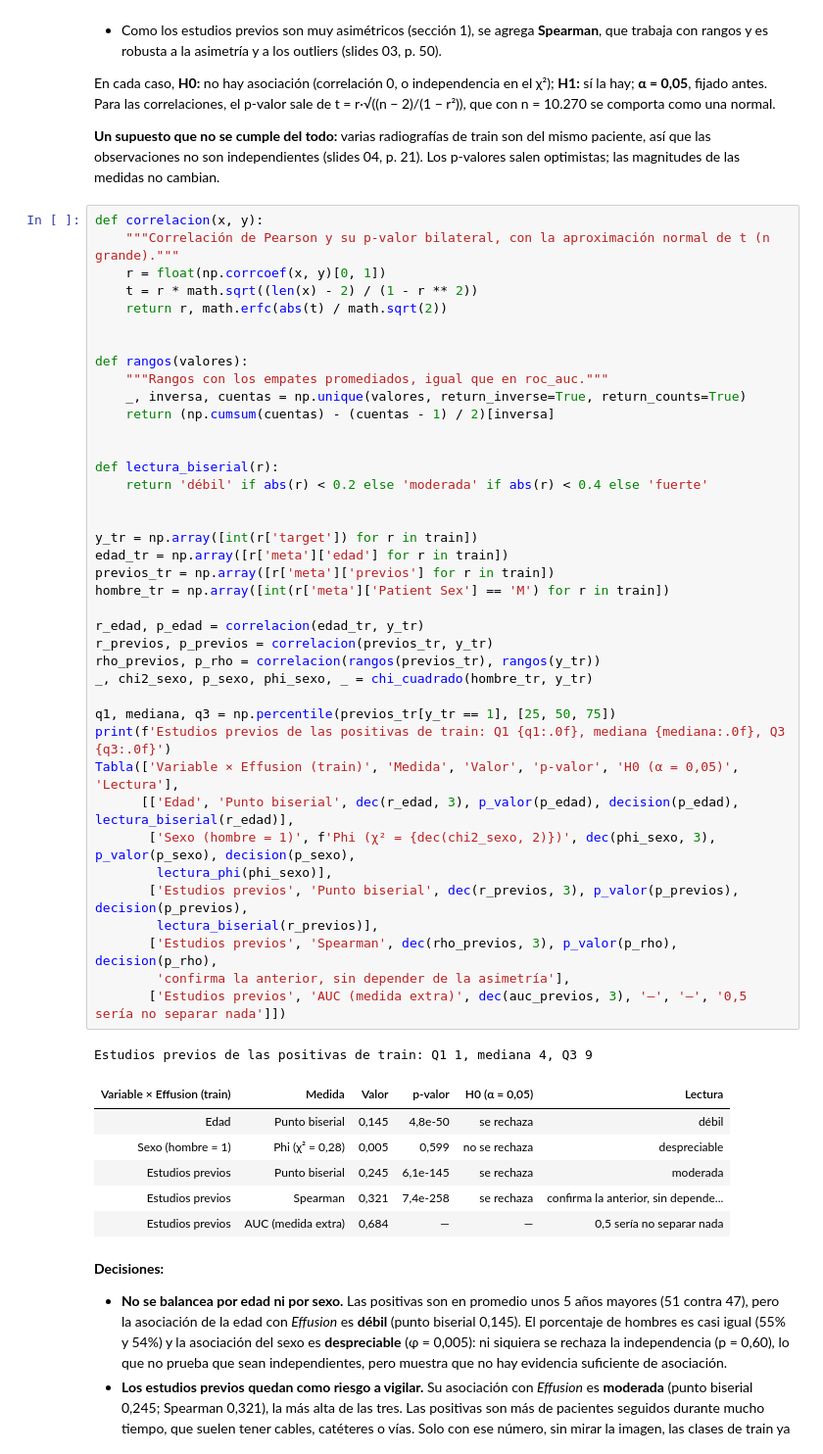
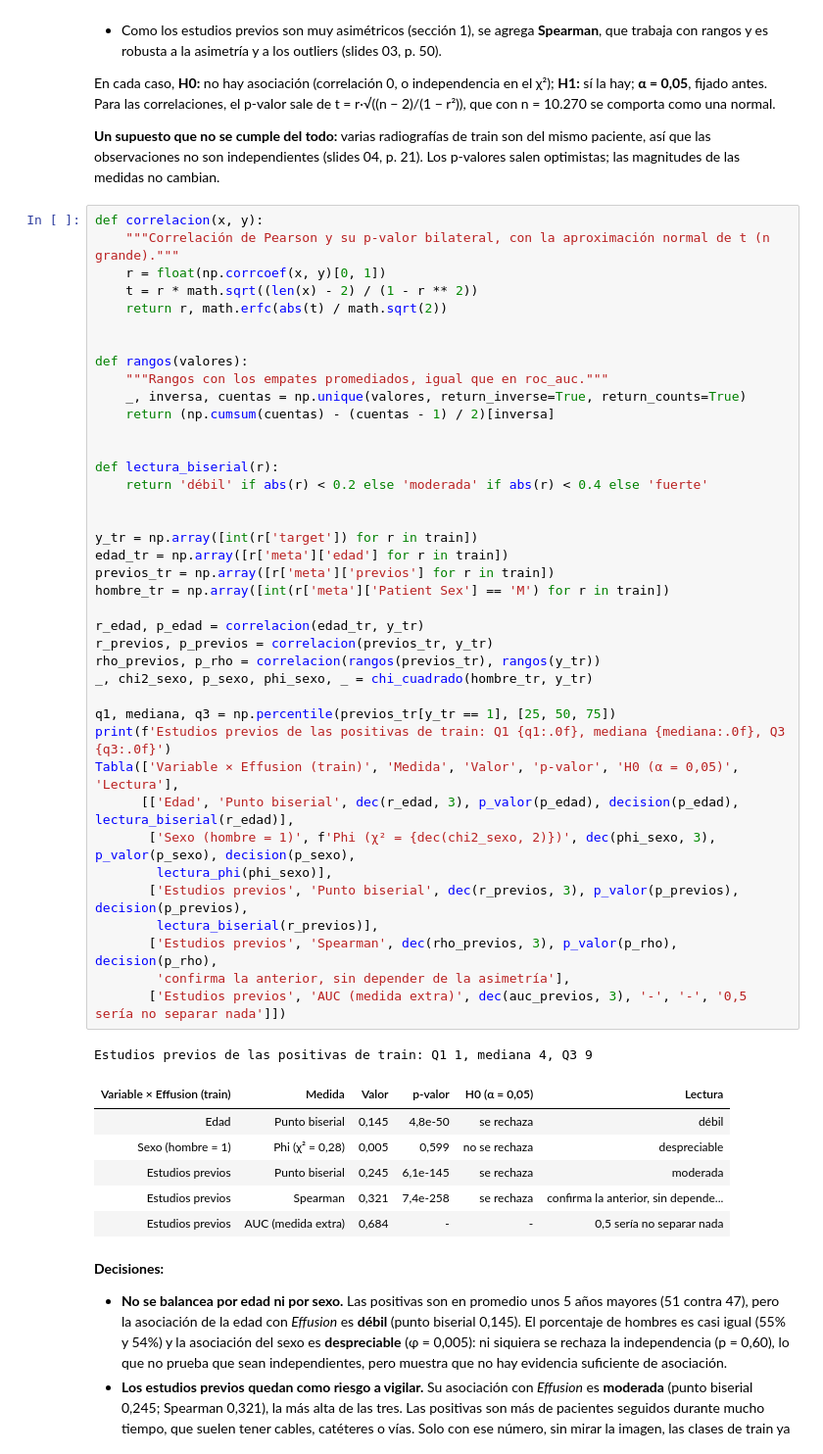
Before and after one commit to Marcouzis11/iaproyecto, a Jupyter notebook: notebooks/00_eda_nih_effusion.ipynb, the cells around one changed output. Shown at 98% size. Cells and saved outputs as stored; diff of their text form.

```diff
--- a/notebooks/00_eda_nih_effusion.ipynb
+++ b/notebooks/00_eda_nih_effusion.ipynb
@@ -633,35 +633,35 @@ def lectura_biserial(r):
     return 'débil' if abs(r) < 0.2 else 'moderada' if abs(r) < 0.4 else 'fuerte'
 
 
 y_tr = np.array([int(r['target']) for r in train])
 edad_tr = np.array([r['meta']['edad'] for r in train])
 previos_tr = np.array([r['meta']['previos'] for r in train])
 hombre_tr = np.array([int(r['meta']['Patient Sex'] == 'M') for r in train])
 
 r_edad, p_edad = correlacion(edad_tr, y_tr)
 r_previos, p_previos = correlacion(previos_tr, y_tr)
 rho_previos, p_rho = correlacion(rangos(previos_tr), rangos(y_tr))
 _, chi2_sexo, p_sexo, phi_sexo, _ = chi_cuadrado(hombre_tr, y_tr)
 
 q1, mediana, q3 = np.percentile(previos_tr[y_tr == 1], [25, 50, 75])
 print(f'Estudios previos de las positivas de train: Q1 {q1:.0f}, mediana {mediana:.0f}, Q3 {q3:.0f}')
 Tabla(['Variable × Effusion (train)', 'Medida', 'Valor', 'p-valor', 'H0 (α = 0,05)', 'Lectura'],
       [['Edad', 'Punto biserial', dec(r_edad, 3), p_valor(p_edad), decision(p_edad), lectura_biserial(r_edad)],
        ['Sexo (hombre = 1)', f'Phi (χ² = {dec(chi2_sexo, 2)})', dec(phi_sexo, 3), p_valor(p_sexo), decision(p_sexo),
         lectura_phi(phi_sexo)],
        ['Estudios previos', 'Punto biserial', dec(r_previos, 3), p_valor(p_previos), decision(p_previos),
         lectura_biserial(r_previos)],
        ['Estudios previos', 'Spearman', dec(rho_previos, 3), p_valor(p_rho), decision(p_rho),
         'confirma la anterior, sin depender de la asimetría'],
-       ['Estudios previos', 'AUC (medida extra)', dec(auc_previos, 3), '—', '—', '0,5 sería no separar nada']])
+       ['Estudios previos', 'AUC (medida extra)', dec(auc_previos, 3), '-', '-', '0,5 sería no separar nada']])
 # %% [output]
 Estudios previos de las positivas de train: Q1 1, mediana 4, Q3 9
 | Variable × Effusion (train) | Medida | Valor | p-valor | H0 (α = 0,05) | Lectura |
 | Edad | Punto biserial | 0,145 | 4,8e-50 | se rechaza | débil |
 | Sexo (hombre = 1) | Phi (χ² = 0,28) | 0,005 | 0,599 | no se rechaza | despreciable |
 | Estudios previos | Punto biserial | 0,245 | 6,1e-145 | se rechaza | moderada |
 | Estudios previos | Spearman | 0,321 | 7,4e-258 | se rechaza | confirma la anterior, sin depende... |
-| Estudios previos | AUC (medida extra) | 0,684 | — | — | 0,5 sería no separar nada |
+| Estudios previos | AUC (medida extra) | 0,684 | - | - | 0,5 sería no separar nada |
 # %% [markdown]
 **Decisiones:**
 
```
Also changed, not shown: parts of 5 cells of this notebook, 3 other files.
